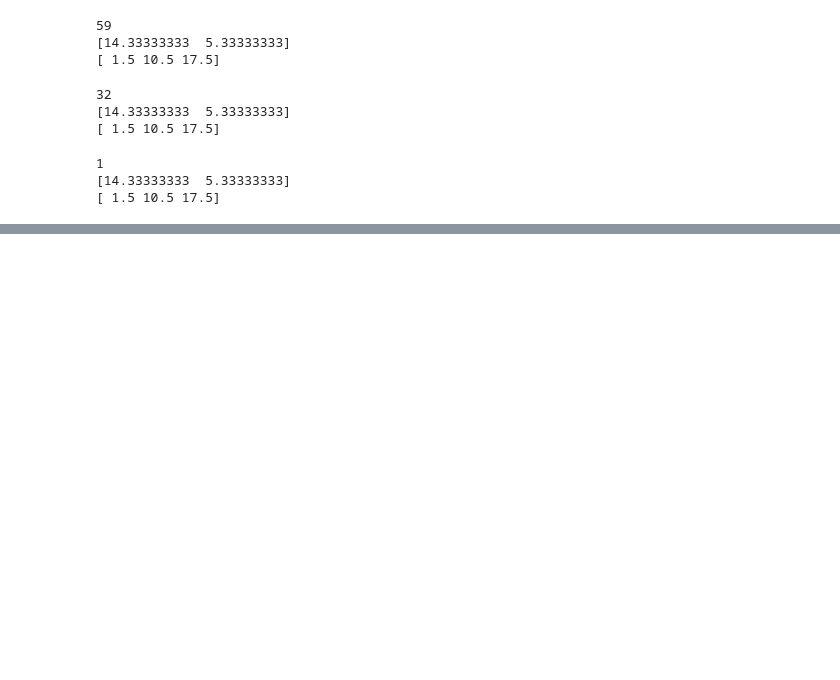
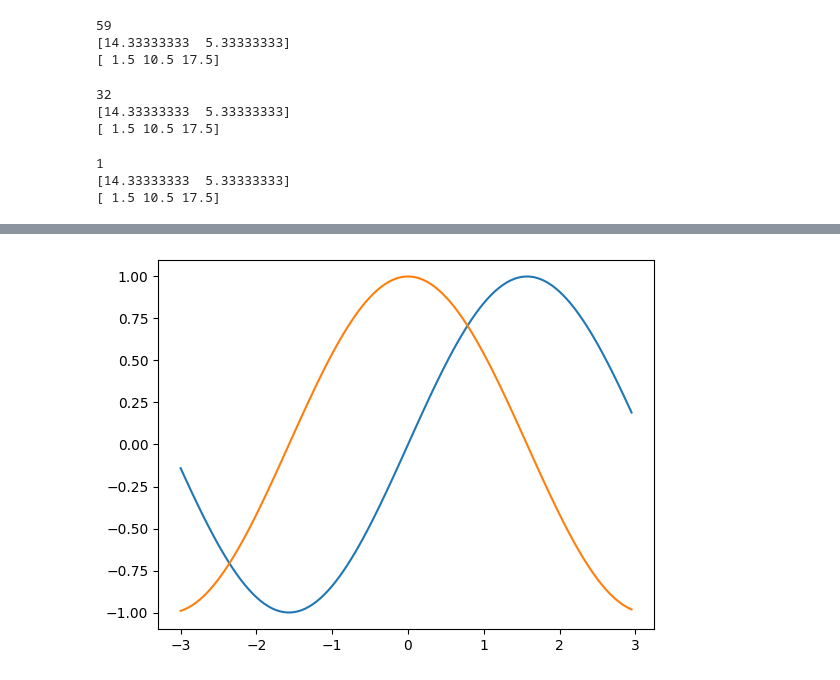
Before and after one commit to dogga777/mca_python_programming, a Jupyter notebook: numpy.ipynb, the cells around one changed output, grey strips where cells are left out. Cells and saved outputs as stored; diff of their text form; code cells hidden in the pictures; blank space fills up the shorter version.

```diff
--- a/numpy.ipynb
+++ b/numpy.ipynb
@@ -223,0 +439,7 @@ print(x.mean(axis=1))
+# %%
+t = np.arange(-3, 3, .05)
+x = np.sin(t)
+y = np.cos(t)
+print(t)
+print(x)
+print(y)
@@ -223,0 +464,7 @@ print(x.mean(axis=1))
+# %%
+import matplotlib.pyplot as plt
+plt.plot(t,x)
+plt.plot(t,y)
+plt.show()
+# %% [output]
+[figure, added]
```
Also changed, not shown: parts of 18 cells of this notebook.
